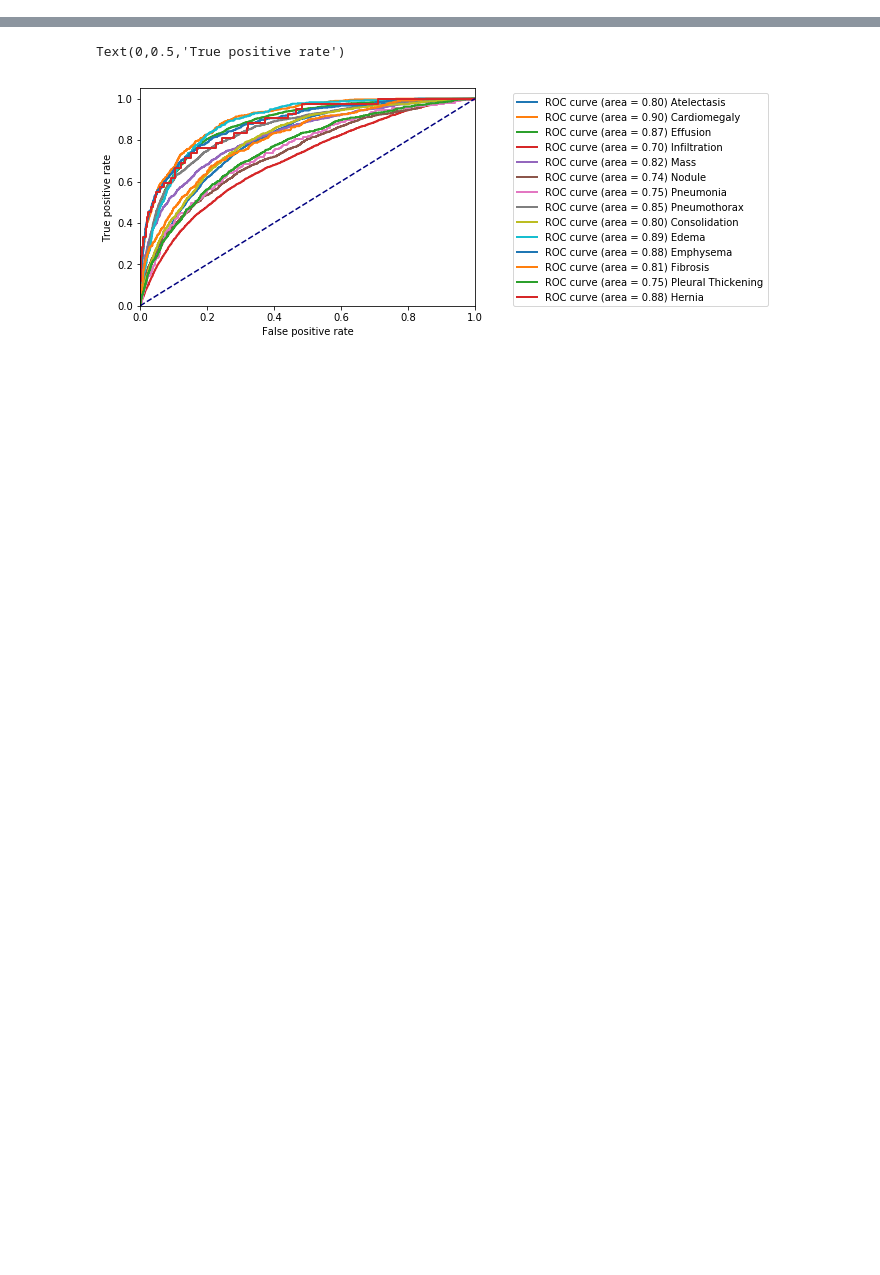
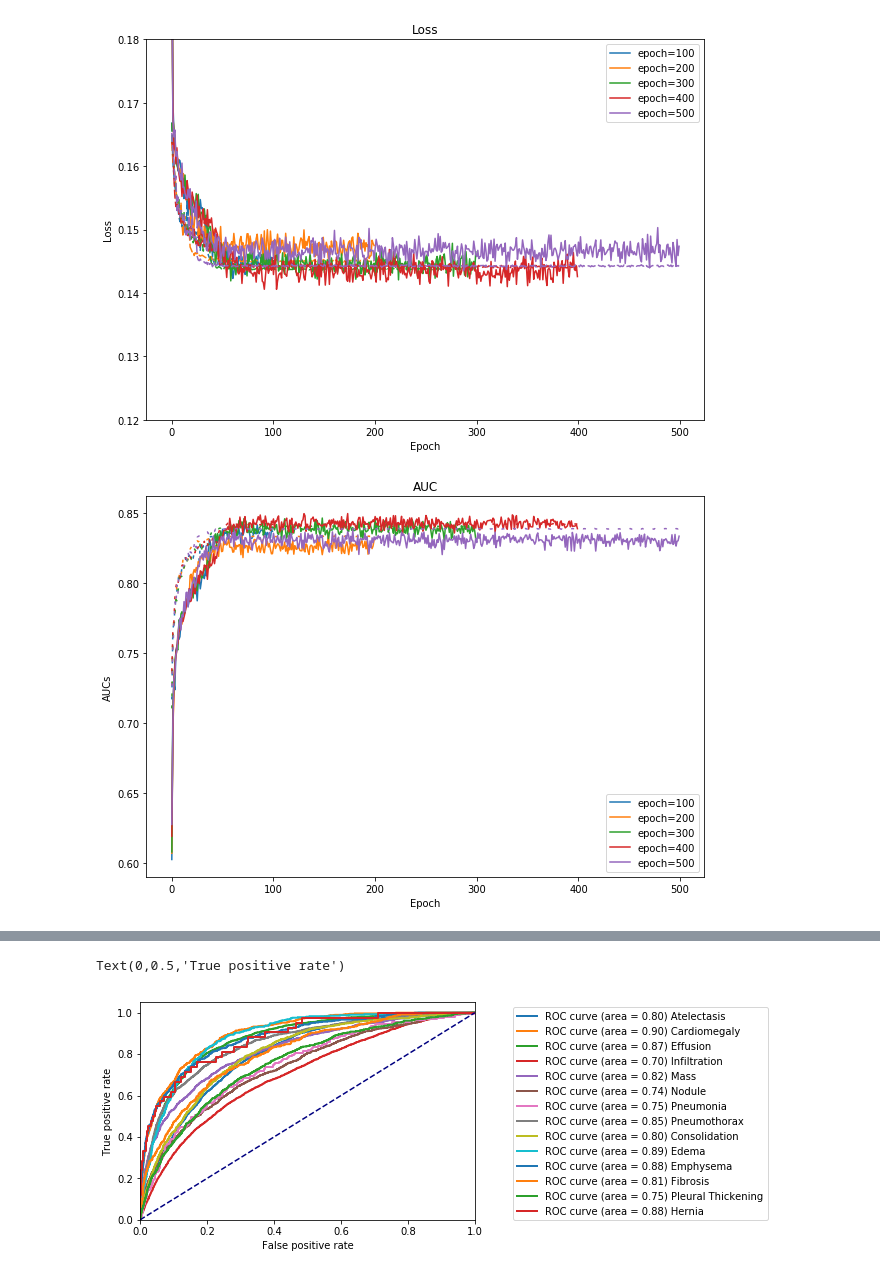
Before and after one commit to dattran2346/chestX-ray-14, a Jupyter notebook: src/LearningCurve.ipynb, the cells around one changed output, grey strips where cells are left out. Cells and saved outputs as stored; diff of their text form; code cells hidden in the pictures; blank space fills up the shorter version.

```diff
--- a/src/LearningCurve.ipynb
+++ b/src/LearningCurve.ipynb
@@ -40,0 +73,7 @@ Text(0.5,1,'AUC')
+# %%
+colors = sns.color_palette()
+models =[('20180430-162711', 'epoch=100'), ('20180430-113040', 'epoch=200'), ('20180429-200210', 'epoch=300'), ('20180429-200046', 'epoch=400'), ('20180429-195702', 'epoch=500')]
+plot_learning_curve(models, colors)
+# %% [output]
+[figure, added]
+[figure, added]
```
Also changed, not shown: parts of 21 cells of this notebook, 15 other files.
